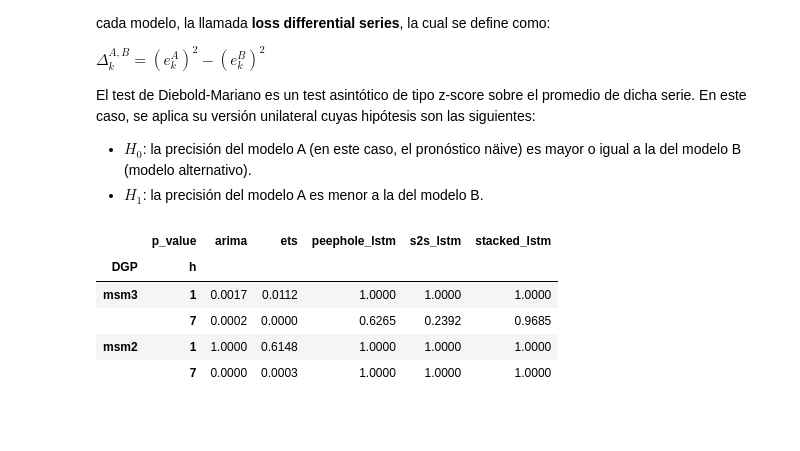
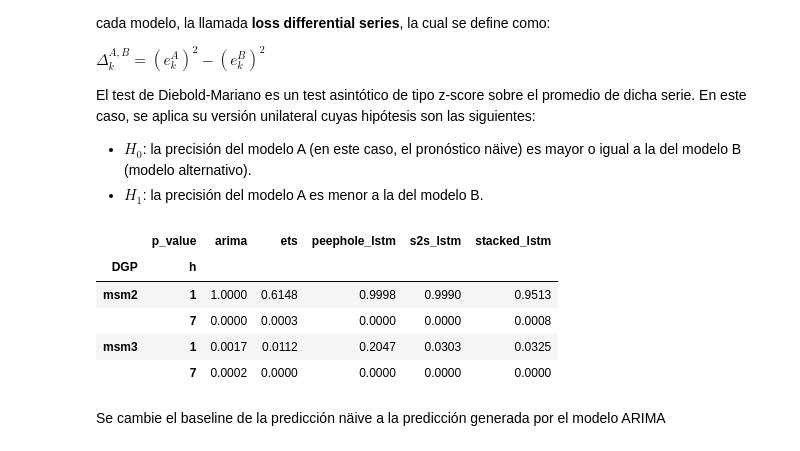
Before and after one commit to matiasdperez/MEC_tesis, a Jupyter notebook: notebooks/simulaciones/3_markov_switching_model.ipynb, the cells around one changed output. Saved outputs shown, nothing was run; the diff lists cells and outputs as text; code cells hidden in the pictures; blank space fills up the shorter version.

Commit message:
Adding additional DB tests

```diff
--- a/notebooks/simulaciones/3_markov_switching_model.ipynb
+++ b/notebooks/simulaciones/3_markov_switching_model.ipynb
@@ -1338,38 +1342,44 @@ El test de Diebold-Mariano es un test asintótico de tipo z-score sobre el prome
 # %%
 p_value_dict = defaultdict((lambda: defaultdict(dict)))
 
+def compute_p_value(V, P1, P2, one_sided=True):
+    return dm_test(V=V, P1=P1, P2=P2, one_sided=one_sided)[1][0]
+
 for outer_key, dgp in msm_best_models.items():
     for inner_key, h in dgp.items():
+        V_test = msm2_y_test if outer_key == 'msm2' else msm3_y_test
+        scaler = scaler_msm2 if outer_key == 'msm2' else scaler_msm3
+
         for name, model in h.items():
-          if outer_key == 'msm2':
-            p_value = dm_test(V = msm2_y_test[inner_key-1:].reshape(-1,1),
-                    P1 = msm_best_models[outer_key][inner_key][name].predictions['iterative'].reshape(-1,1),
-                    P2 = naive_forecasting[outer_key][f'h_{inner_key}']['naive']['forecast'].reshape(-1,1),
-                    one_sided = True)[1][0]
-          else:
-             p_value = dm_test(V = msm3_y_test[inner_key-1:].reshape(-1,1),
-                      P1 = msm_best_models[outer_key][inner_key][name].predictions['iterative'].reshape(-1,1),
-                      P2 = naive_forecasting[outer_key][f'h_{inner_key}']['naive']['forecast'].reshape(-1,1),
-                      one_sided = True)[1][0]
+            predictions = msm_best_models[outer_key][inner_key][name].predictions['iterative'].reshape(-1, 1)
+            naive_forecast = naive_forecasting[outer_key][f'h_{inner_key}']['naive']['forecast'].reshape(-1, 1)
 
-          p_value_dict[outer_key][inner_key][name] = round(p_value, 4)
+            if name in ['arima', 'ets']:
+                P1 = predictions
+            else:
+                P1 = scaler.inverse_transform(predictions)
+
+            p_value = compute_p_value(V=V_test[inner_key-1:].reshape(-1, 1), P1=P1, P2=naive_forecast)
+            p_value_dict[outer_key][inner_key][name] = round(p_value, 4)
 # %%
 records = []
 
 for key, nested_dict in p_value_dict.items():
     for h, models in nested_dict.items():
         for model_name, value in models.items():
             records.append((key, h, model_name, value))
 
 df = pd.DataFrame(records, columns=['DGP', 'h', 'p_value', 'value'])
 
-df_pivot = df.pivot_table(index=['DGP', 'h'], columns='p_value', values='value').sort_index(level=0, ascending=[False])
+df_pivot = df.pivot_table(index=['DGP', 'h'], columns='p_value', values='value').sort_index(level=0, ascending=[True])
 
 df_pivot
 # %% [output]
 |  | p_value | arima | ets | peephole_lstm | s2s_lstm | stacked_lstm |
 | DGP | h |  |  |  |  |  |
-| msm3 | 1 | 0.0017 | 0.0112 | 1.0000 | 1.0000 | 1.0000 |
-|  | 7 | 0.0002 | 0.0000 | 0.6265 | 0.2392 | 0.9685 |
-| msm2 | 1 | 1.0000 | 0.6148 | 1.0000 | 1.0000 | 1.0000 |
-|  | 7 | 0.0000 | 0.0003 | 1.0000 | 1.0000 | 1.0000 |
+| msm2 | 1 | 1.0000 | 0.6148 | 0.9998 | 0.9990 | 0.9513 |
+|  | 7 | 0.0000 | 0.0003 | 0.0000 | 0.0000 | 0.0008 |
+| msm3 | 1 | 0.0017 | 0.0112 | 0.2047 | 0.0303 | 0.0325 |
+|  | 7 | 0.0002 | 0.0000 | 0.0000 | 0.0000 | 0.0000 |
+# %% [markdown]
+Se cambie el baseline de la predicción näive a la predicción generada por el modelo ARIMA
```
Also changed, not shown: parts of 12 cells of this notebook.
